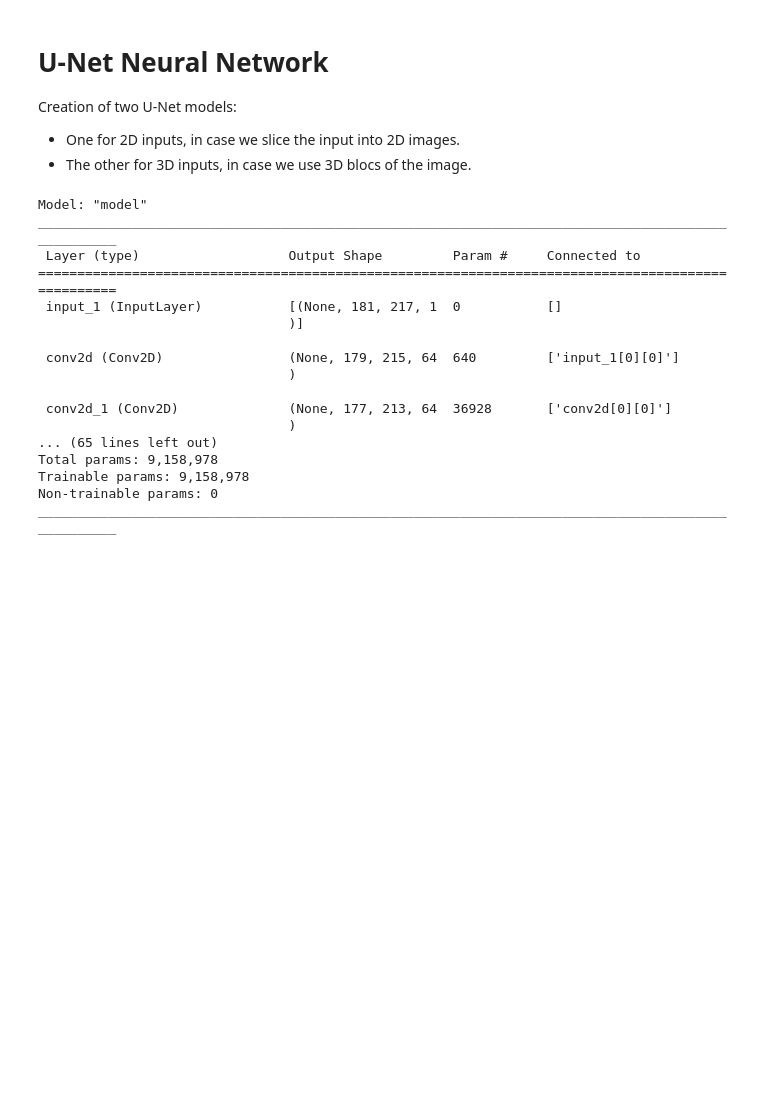
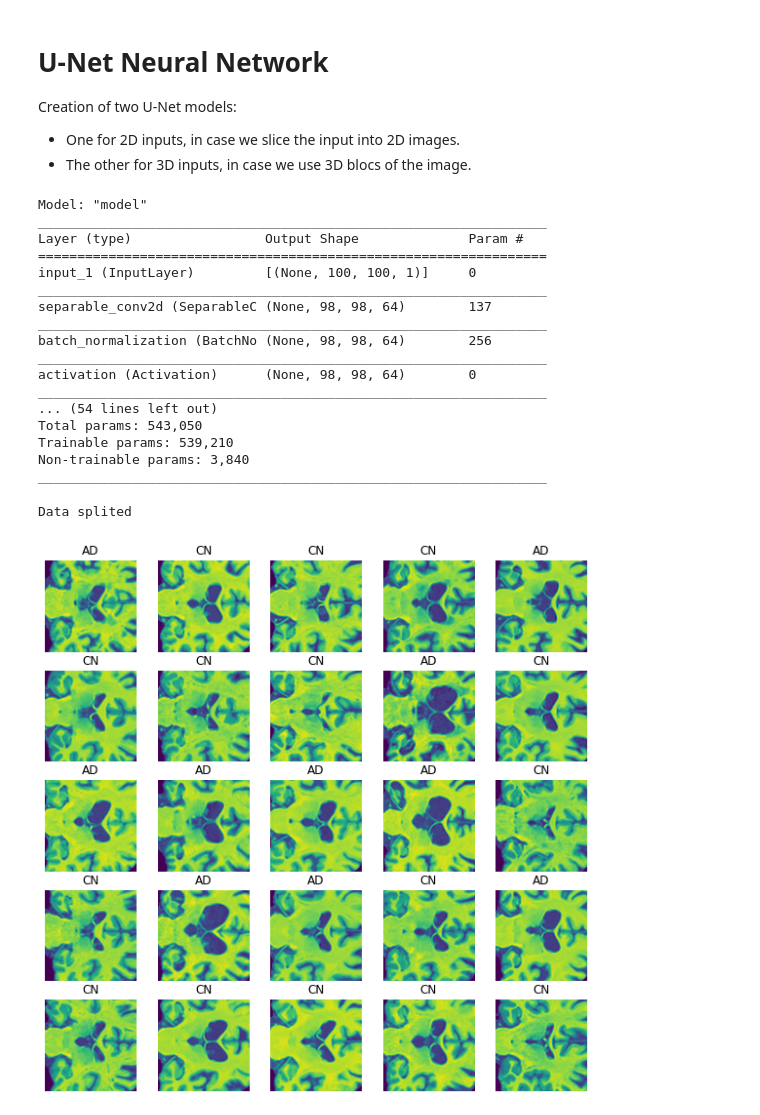
Before and after one commit to hamzaben99/AlzheimerDetection, a Jupyter notebook: alzheimerDetection.ipynb, the cells around one changed output. Cells and saved outputs as stored; diff of their text form; code cells hidden in the pictures; blank space fills up the shorter version.

```diff
--- a/alzheimerDetection.ipynb
+++ b/alzheimerDetection.ipynb
@@ -272,22 +329,49 @@ def create_Unet_model3D(input_size, depth=5, padding='valid'):
 # %%
-model_2d = create_Unet_model2D(X_data[0].shape, depth=4)
-model_2d.compile(optimizer='SGD', loss='binary_crossentropy', metrics=['accuracy'])
-model_2d.summary()
+model_2 = create_Unet_model2D_encoder(X_data[0].shape, depth=4)
+# model_2.compile(optimizer='adam', loss='squared_hinge', metrics=['accuracy'])
+model_2.compile(optimizer='adam', loss='binary_crossentropy', metrics=['accuracy'])
+model_2.summary()
 # %% [output]
 Model: "model"
-__________________________________________________________________________________________________
- Layer (type)                   Output Shape         Param #     Connected to
-==================================================================================================
- input_1 (InputLayer)           [(None, 181, 217, 1  0           []
-                                )]
-
- conv2d (Conv2D)                (None, 179, 215, 64  640         ['input_1[0][0]']
-                                )
-
- conv2d_1 (Conv2D)              (None, 177, 213, 64  36928       ['conv2d[0][0]']
-                                )
-... (65 lines left out)
-Total params: 9,158,978
-Trainable params: 9,158,978
-Non-trainable params: 0
-__________________________________________________________________________________________________
+_________________________________________________________________
+Layer (type)                 Output Shape              Param #
+=================================================================
+input_1 (InputLayer)         [(None, 100, 100, 1)]     0
+_________________________________________________________________
+separable_conv2d (SeparableC (None, 98, 98, 64)        137
+_________________________________________________________________
+batch_normalization (BatchNo (None, 98, 98, 64)        256
+_________________________________________________________________
+activation (Activation)      (None, 98, 98, 64)        0
+_________________________________________________________________
+... (54 lines left out)
+Total params: 543,050
+Trainable params: 539,210
+Non-trainable params: 3,840
+_________________________________________________________________
+# %%
+import tensorflow as tf
+y = np.array([y[1] for y in Y_data])
+x = np.array([tf.image.grayscale_to_rgb(tf.convert_to_tensor(img), name=None) for img in X_data])
+# %%
+from sklearn.model_selection import train_test_split
+
+X_train, X_val, Y_train, Y_val = train_test_split(X_data, y, test_size=0.25,random_state=42)
+print("Data splited")
+# %% [output]
+Data splited
+# %%
+import matplotlib.pyplot as plt
+def show_batch(image_batch, label_X):
+    plt.figure(figsize=(10,10))
+    for n in range(25):
+        ax = plt.subplot(5,5,n+1)
+        plt.imshow(image_batch[n])
+        if label_X[n]:
+            plt.title("AD")
+        else:
+            plt.title("CN")
+        plt.axis("off")
+show_batch(X_val, Y_val)
+# %% [output]
+[figure, added]
```
Also changed, not shown: parts of 9 cells of this notebook.
